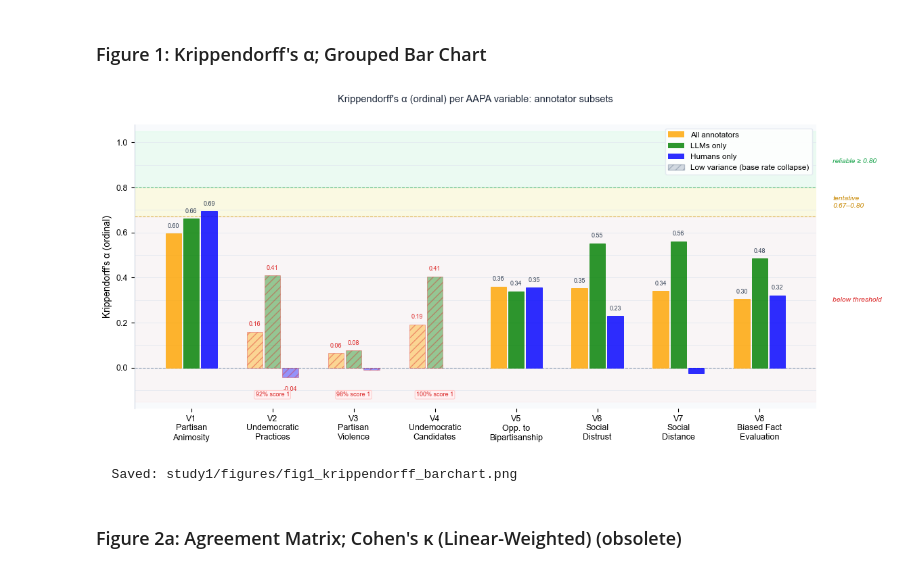
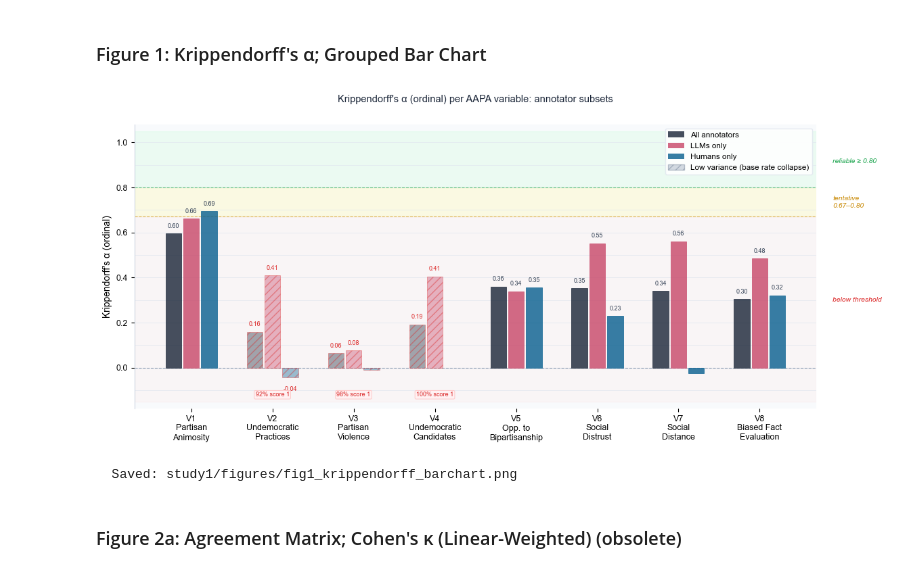
Before and after one commit to meshchem/Thesis, a Jupyter notebook: LLM_annotations/study1_annotation_consistency.ipynb, the cells around one changed output. Drawn from its saved outputs; the diff is of its cells as text; code cells hidden in the pictures.

Commit message:
updating graphs

```diff
--- a/LLM_annotations/study1_annotation_consistency.ipynb
+++ b/LLM_annotations/study1_annotation_consistency.ipynb
@@ -497,7 +494,7 @@ ax.axhline(0, color="#94A3B8", linewidth=0.9, linestyle="--", zorder=1)
 for y in np.arange(-0.1, 1.05, 0.1):
     ax.axhline(y, color="#E2E8F0", linewidth=0.5, zorder=0)
 
-colour = "purple"
+colour = "#3F007D"
 for xi, (v, val) in enumerate(zip(SCORE_COLS, rho_vals)):
     is_lv = v in LOW_VARIANCE
     if np.isnan(val):
@@ -926,9 +923,9 @@ DOT_SETS = {
     "Humans only":    [h1_mat, h2_mat],
 }
 DOT_COLOURS = {
-    "All annotators": "orange",
-    "LLMs only":      "green",
-    "Humans only":    "blue",
+    "All annotators": "#1E293B",
+    "LLMs only":      "#C94A6B",
+    "Humans only":    "#0C6291",
 }
 
 alpha_vals = {}
@@ -981,34 +978,34 @@ ax.axhline(THRESHOLD_HIGH, color="#16A34A", linewidth=0.8, linestyle="--", zorde
 
 for xi, v in enumerate(SCORE_COLS):
     if v in LOW_VARIANCE:
         ax.text(x[xi], -0.12, BASE_RATE_LABEL[v], fontsize=6.5,
                 color="#DC2626", ha="center", va="center",
                 bbox=dict(boxstyle="round,pad=0.2", facecolor="#FFF1F2",
                           edgecolor="#FECACA", linewidth=0.7))
 
 ax.set_xticks(x)
 ax.set_xticklabels([VARIABLE_LABELS[v] for v in SCORE_COLS],
                    fontsize=8, multialignment="center")
 ax.set_ylim(-0.18, 1.08)
 ax.set_ylabel("Krippendorff's α (ordinal)", fontsize=10)
 ax.yaxis.set_major_locator(mticker.MultipleLocator(0.2))
 style_axes(ax)
 
 legend_handles = [
     mpatches.Patch(facecolor=DOT_COLOURS[a], alpha=0.82, label=a) for a in DOT_SETS
 ]
 legend_handles.append(
     mpatches.Patch(facecolor="#94A3B8", alpha=0.4, hatch="///",
                    edgecolor="#64748B", label="Low variance (base rate collapse)")
 )
 ax.legend(handles=legend_handles, fontsize=8.5, loc="upper right",
           framealpha=0.9, edgecolor="#E2E8F0")
 ax.set_title("Krippendorff's α (ordinal) per AAPA variable: annotator subsets\n",
              fontsize=10.5, pad=12, color="#1E293B")
 plt.subplots_adjust(bottom=0.18)
 save_fig(fig, "fig1_krippendorff_barchart")
 # %% [output]
-[figure, old version]
+[figure, new version]
   Saved: study1/figures/fig1_krippendorff_barchart.png
 # %% [markdown]
 ### Figure 2a: Agreement Matrix; Cohen's κ (Linear-Weighted) (obsolete)
```
Also changed, not shown: parts of 10 cells of this notebook, 10 other files.
